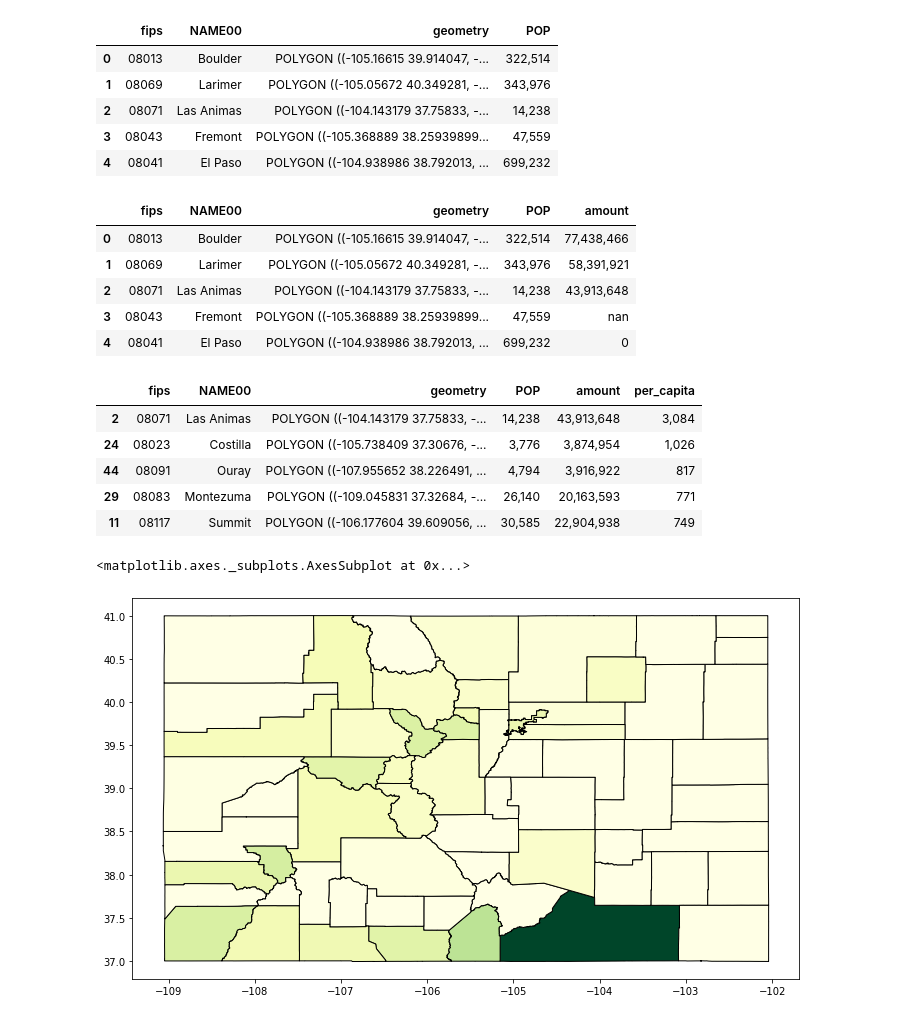
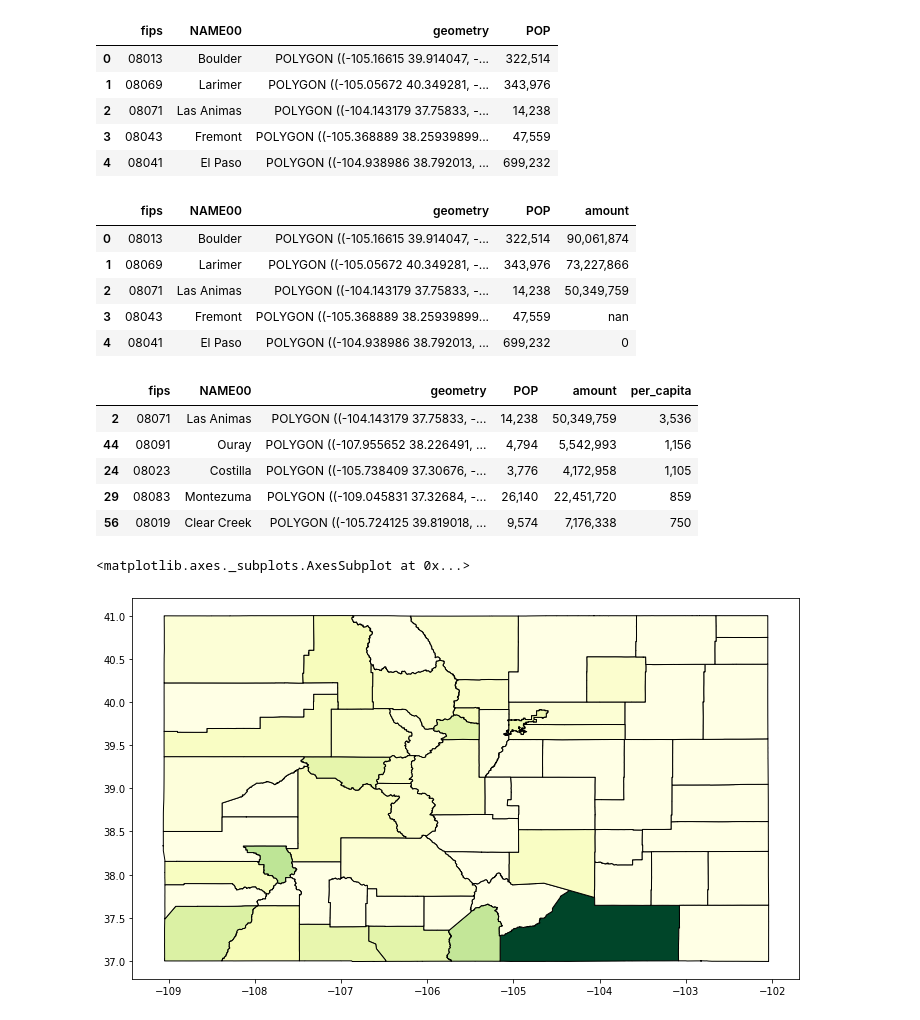
Before and after one commit to cjwinchester/co-weed-sales-data, a Jupyter notebook: Analysis of Colorado cannabis sales data.ipynb, the cells around one changed output. Saved outputs shown, nothing was run; the diff lists cells and outputs as text; code cells hidden in the pictures.

Commit message:
add 201905 data, switch to 2018 filter

```diff
--- a/Analysis of Colorado cannabis sales data.ipynb
+++ b/Analysis of Colorado cannabis sales data.ipynb
@@ -522,45 +506,45 @@ geo_pop_df.head()
 | 3 | 08043 | Fremont | POLYGON ((-105.368889 38.25939899... | 47,559 |
 | 4 | 08041 | El Paso | POLYGON ((-104.938986 38.792013, ... | 699,232 |
 # %%
-# filter to get 2017 retail sales data
-r17 = retail[retail['year'] == 2017]
+# filter to get 2018 retail sales data
+r18 = retail[retail['year'] == 2018]
 # %%
 # group by county and sum the amounts
-r17_group = r17[['county', 'amount']].groupby('county').sum().reset_index()
+r18_group = r18[['county', 'amount']].groupby('county').sum().reset_index()
 # %%
 # merge that with the dataframe we merged earlier
-retail_17_map = pd.merge(geo_pop_df,
-                         r17_group,
+retail_18_map = pd.merge(geo_pop_df,
+                         r18_group,
                          how='left',
                          left_on='NAME00',
                          right_on='county')[['fips', 'NAME00', 'geometry', 'POP', 'amount']]
 # %%
-retail_17_map.head()
+retail_18_map.head()
 # %% [output]
 |  | fips | NAME00 | geometry | POP | amount |
-| 0 | 08013 | Boulder | POLYGON ((-105.16615 39.914047, -... | 322,514 | 77,438,466 |
-| 1 | 08069 | Larimer | POLYGON ((-105.05672 40.349281, -... | 343,976 | 58,391,921 |
-| 2 | 08071 | Las Animas | POLYGON ((-104.143179 37.75833, -... | 14,238 | 43,913,648 |
+| 0 | 08013 | Boulder | POLYGON ((-105.16615 39.914047, -... | 322,514 | 90,061,874 |
+| 1 | 08069 | Larimer | POLYGON ((-105.05672 40.349281, -... | 343,976 | 73,227,866 |
+| 2 | 08071 | Las Animas | POLYGON ((-104.143179 37.75833, -... | 14,238 | 50,349,759 |
 | 3 | 08043 | Fremont | POLYGON ((-105.368889 38.25939899... | 47,559 | nan |
 | 4 | 08041 | El Paso | POLYGON ((-104.938986 38.792013, ... | 699,232 | 0 |
 # %%
 # calculate the per-capita rate
-retail_17_map['per_capita'] = retail_17_map['amount'] / retail_17_map['POP']
+retail_18_map['per_capita'] = retail_18_map['amount'] / retail_18_map['POP']
 # %%
-retail_17_map.sort_values('per_capita', ascending=False).head()
+retail_18_map.sort_values('per_capita', ascending=False).head()
 # %% [output]
 |  | fips | NAME00 | geometry | POP | amount | per_capita |
-| 2 | 08071 | Las Animas | POLYGON ((-104.143179 37.75833, -... | 14,238 | 43,913,648 | 3,084 |
-| 24 | 08023 | Costilla | POLYGON ((-105.738409 37.30676, -... | 3,776 | 3,874,954 | 1,026 |
-| 44 | 08091 | Ouray | POLYGON ((-107.955652 38.226491, ... | 4,794 | 3,916,922 | 817 |
-| 29 | 08083 | Montezuma | POLYGON ((-109.045831 37.32684, -... | 26,140 | 20,163,593 | 771 |
-| 11 | 08117 | Summit | POLYGON ((-106.177604 39.609056, ... | 30,585 | 22,904,938 | 749 |
+| 2 | 08071 | Las Animas | POLYGON ((-104.143179 37.75833, -... | 14,238 | 50,349,759 | 3,536 |
+| 44 | 08091 | Ouray | POLYGON ((-107.955652 38.226491, ... | 4,794 | 5,542,993 | 1,156 |
+| 24 | 08023 | Costilla | POLYGON ((-105.738409 37.30676, -... | 3,776 | 4,172,958 | 1,105 |
+| 29 | 08083 | Montezuma | POLYGON ((-109.045831 37.32684, -... | 26,140 | 22,451,720 | 859 |
+| 56 | 08019 | Clear Creek | POLYGON ((-105.724125 39.819018, ... | 9,574 | 7,176,338 | 750 |
 # %%
 # plot on a map
-retail_17_map.plot(column='per_capita',
+retail_18_map.plot(column='per_capita',
                    edgecolor='black',
                    cmap='YlGn',
                    figsize=(13,7))
 # %% [output]
 <matplotlib.axes._subplots.AxesSubplot at 0x...>
-[figure, old version]
+[figure, new version]
```
Also changed, not shown: parts of 6 cells of this notebook, 3 other files.
